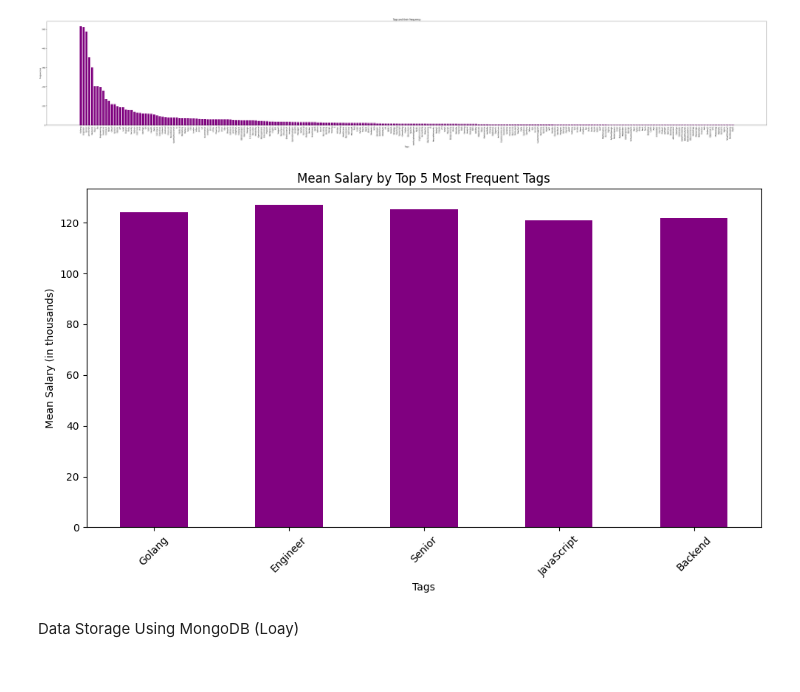
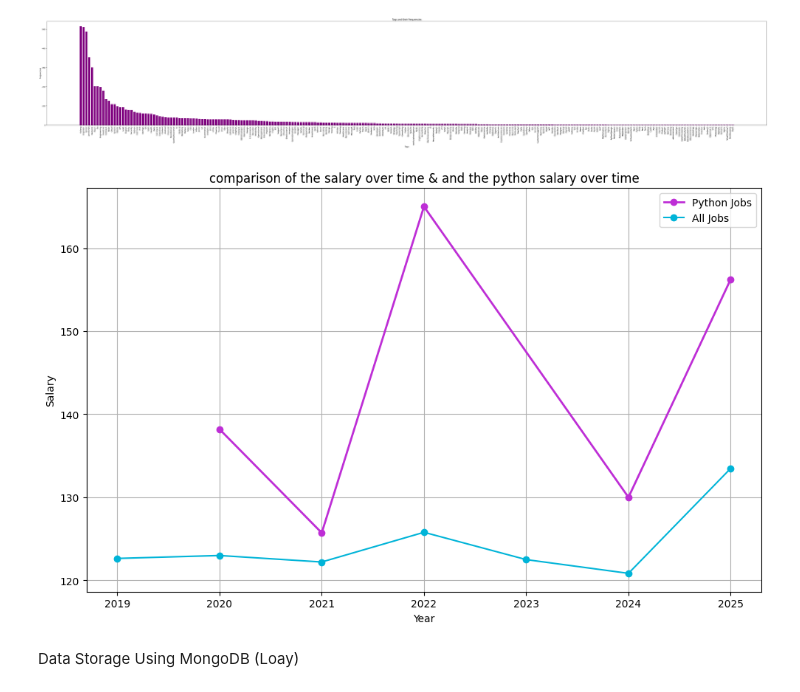
Before and after one commit to LM-74/ToolsProject, a Jupyter notebook: WebScraping.ipynb, the cells around one changed output. Saved outputs shown, nothing was run; the diff lists cells and outputs as text; code cells hidden in the pictures.

```diff
--- a/WebScraping.ipynb
+++ b/WebScraping.ipynb
@@ -158,10 +132,11 @@ data = {'Role':df_roles, 'Organization':df_organizations, 'Locations':df_locatio
 # %% [markdown]
 Importing Scraped Data and Data Cleaning (Abdelhamid + Ahmed)
 # %%
+# Reading the dataframe
 import pandas as pd
 df = pd.DataFrame(data)
 df.to_csv('Scraped Data.csv')
-df = pd.read_csv("D:\GitHub\ToolsProject\Scraped Data.csv")
+df = pd.read_csv(r"W:\Loay\Python Projects\ToolsProject\Scraped Data.csv")
 print(df)
 # %% [output]
       Unnamed: 0                                               Role  \
@@ -691,26 +663,32 @@ plt.show()
 # %% [output]
 [figure]
 # %%
-#get top 5 most frequent tags
-top_tags = df['Tags'].explode().value_counts().head(5).index
+df['Year'] = pd.to_datetime(df['Date_Posted']).dt.year
 
-#filtering df to just include the top tags
-df_top_tags = df[df['Tags'].apply(lambda x: any(tag in x for tag in top_tags))]
+#then filter the dataframe to only include rows with 'Python' tag
+df_python = df[df['Tags'].apply(lambda x: 'Python' in x)]
 
-#calculating the salary mean by tag (explode first to handle list-type tags)
-mean_salaries = df_top_tags.explode('Tags').groupby('Tags')['Expected_Salary (*1000$)'].mean().loc[top_tags]
+#now group by the 'Year' column that exists in the filtered dataframe
+mean_salaries_by_year = df_python.groupby('Year')['Expected_Salary (*1000$)'].mean().reset_index()
 
-#create bar plot
+#create line plot to show trend over time
 plt.figure(figsize=(10, 6))
-mean_salaries.plot(kind='bar', color='purple')
-plt.title('Mean Salary by Top 5 Most Frequent Tags')
-plt.xlabel('Tags')
+plt.plot(mean_salaries_by_year['Year'], mean_salaries_by_year['Expected_Salary (*1000$)'],marker='o', color='#be2ed6', linewidth=2)
 plt.ylabel('Mean Salary (in thousands)')
-plt.xticks(rotation=45)
+plt.grid(True)
 plt.tight_layout()
+
+Year = pd.DatetimeIndex(df['Date_Posted']).year
+mean_salary = df.groupby(Year)['Expected_Salary (*1000$)'].mean().reset_index()
+
+plt.plot(mean_salary['Date_Posted'],mean_salary['Expected_Salary (*1000$)'],color='#00b4d8',marker='o')
+plt.title('comparison of the salary over time & and the python salary over time')
+plt.xlabel('Year')
+plt.ylabel('Salary')
+plt.legend(['Python Jobs', 'All Jobs'])
 plt.show()
 # %% [output]
-[figure, old version]
+[figure, new version]
 # %% [markdown]
 Data Storage Using MongoDB (Loay)
 # %%
```
Also changed, not shown: parts of 20 cells of this notebook, 2 other files.
